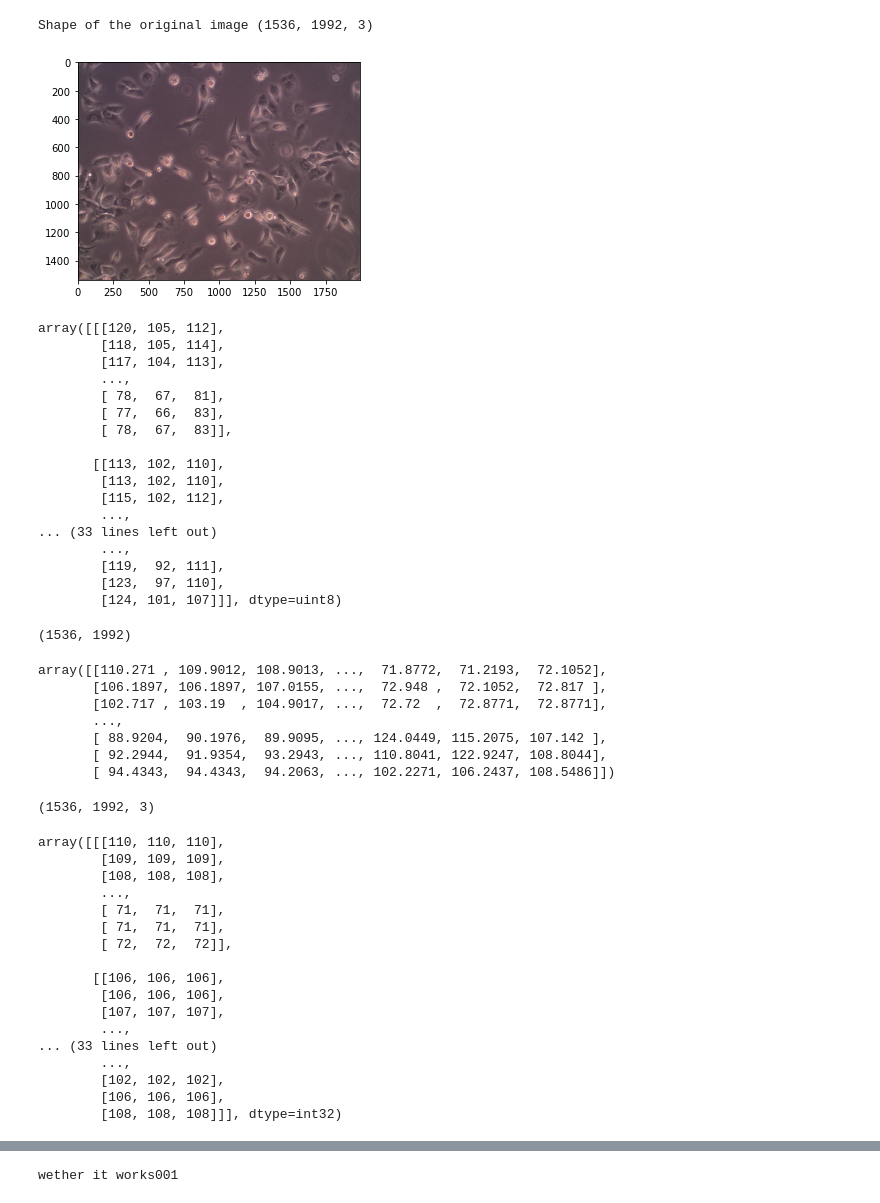
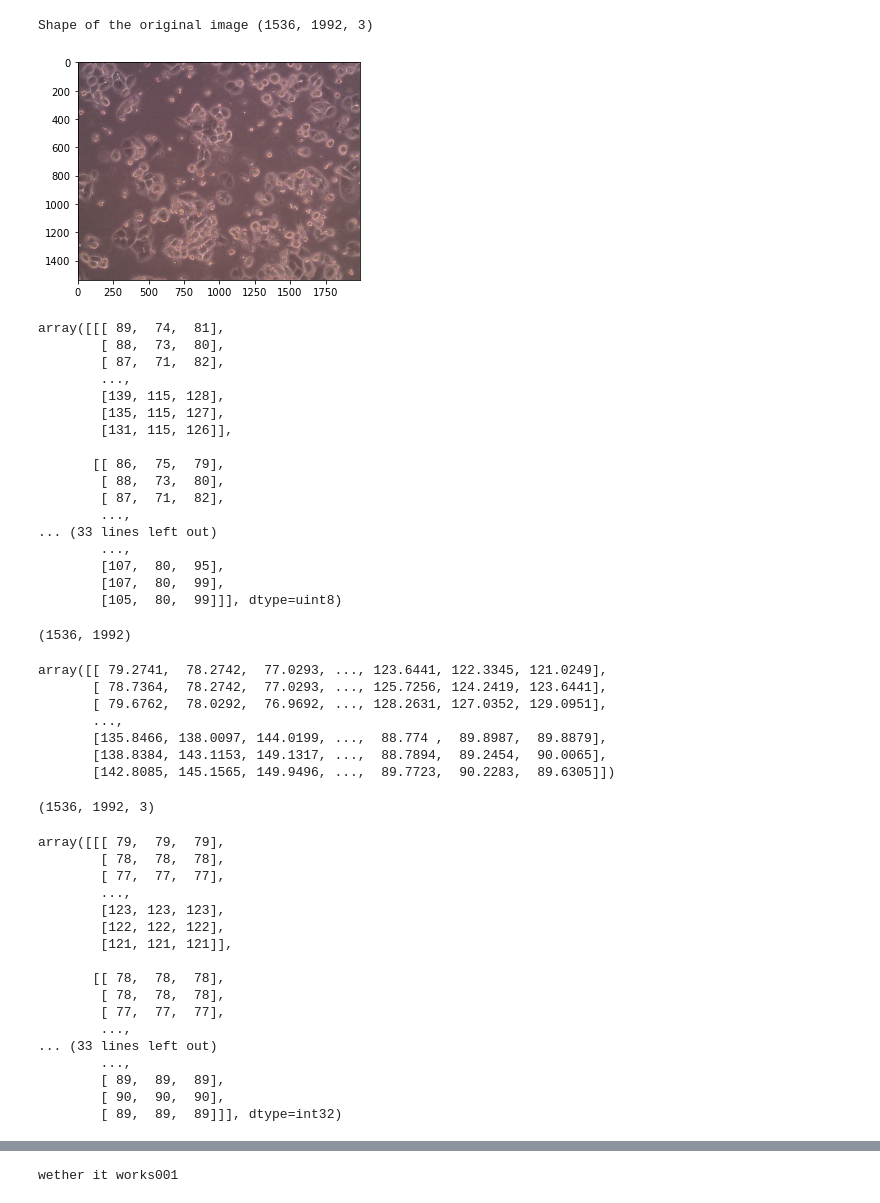
Before and after one commit to caocao0525/Cell001, a Jupyter notebook: grayscale_convert.ipynb, the cells around one changed output, grey strips where cells are left out. Saved outputs shown, nothing was run; the diff lists cells and outputs as text; code cells hidden in the pictures.

```diff
--- a/grayscale_convert.ipynb
+++ b/grayscale_convert.ipynb
@@ -16,35 +16,36 @@ from skimage.color import gray2rgb
 # %%
 # TEST
 
-img = Image.open('../data/par1/par1_001.jpg')
+# img = Image.open('../data/par1/par1_001.jpg')
+img = Image.open('../data/wt/wt_001.jpg')
 # img.show()
 
 img = np.asarray(img)
 imshow(img)
 print("Shape of the original image",img.shape)
 # %% [output]
 Shape of the original image (1536, 1992, 3)
-[figure, old version]
+[figure, new version]
 # %%
 img
 # %% [output]
-array([[[120, 105, 112],
-        [118, 105, 114],
-        [117, 104, 113],
+array([[[ 89,  74,  81],
+        [ 88,  73,  80],
+        [ 87,  71,  82],
         ...,
-        [ 78,  67,  81],
-        [ 77,  66,  83],
-        [ 78,  67,  83]],
+        [139, 115, 128],
+        [135, 115, 127],
+        [131, 115, 126]],
 
-       [[113, 102, 110],
-        [113, 102, 110],
-        [115, 102, 112],
+       [[ 86,  75,  79],
+        [ 88,  73,  80],
+        [ 87,  71,  82],
         ...,
 ... (33 lines left out)
         ...,
-        [119,  92, 111],
-        [123,  97, 110],
-        [124, 101, 107]]], dtype=uint8)
+        [107,  80,  95],
+        [107,  80,  99],
+        [105,  80,  99]]], dtype=uint8)
 # %%
 def rgb2gray(rgb):
     return np.dot(rgb[...,:3],[0.2989, 0.5870, 0.1140])
@@ -55,13 +56,13 @@ gray.shape
 # %%
 gray
 # %% [output]
-array([[110.271 , 109.9012, 108.9013, ...,  71.8772,  71.2193,  72.1052],
-       [106.1897, 106.1897, 107.0155, ...,  72.948 ,  72.1052,  72.817 ],
-       [102.717 , 103.19  , 104.9017, ...,  72.72  ,  72.8771,  72.8771],
+array([[ 79.2741,  78.2742,  77.0293, ..., 123.6441, 122.3345, 121.0249],
+       [ 78.7364,  78.2742,  77.0293, ..., 125.7256, 124.2419, 123.6441],
+       [ 79.6762,  78.0292,  76.9692, ..., 128.2631, 127.0352, 129.0951],
        ...,
-       [ 88.9204,  90.1976,  89.9095, ..., 124.0449, 115.2075, 107.142 ],
-       [ 92.2944,  91.9354,  93.2943, ..., 110.8041, 122.9247, 108.8044],
-       [ 94.4343,  94.4343,  94.2063, ..., 102.2271, 106.2437, 108.5486]])
+       [135.8466, 138.0097, 144.0199, ...,  88.774 ,  89.8987,  89.8879],
+       [138.8384, 143.1153, 149.1317, ...,  88.7894,  89.2454,  90.0065],
+       [142.8085, 145.1565, 149.9496, ...,  89.7723,  90.2283,  89.6305]])
 # %%
 backtorgb = gray2rgb(gray)
 backtorgb = np.array(backtorgb, np.int32)
@@ -71,23 +72,23 @@ backtorgb.shape
 # %%
 backtorgb
 # %% [output]
-array([[[110, 110, 110],
-        [109, 109, 109],
-        [108, 108, 108],
+array([[[ 79,  79,  79],
+        [ 78,  78,  78],
+        [ 77,  77,  77],
         ...,
-        [ 71,  71,  71],
-        [ 71,  71,  71],
-        [ 72,  72,  72]],
+        [123, 123, 123],
+        [122, 122, 122],
+        [121, 121, 121]],
 
-       [[106, 106, 106],
-        [106, 106, 106],
-        [107, 107, 107],
+       [[ 78,  78,  78],
+        [ 78,  78,  78],
+        [ 77,  77,  77],
         ...,
 ... (33 lines left out)
         ...,
-        [102, 102, 102],
-        [106, 106, 106],
-        [108, 108, 108]]], dtype=int32)
+        [ 89,  89,  89],
+        [ 90,  90,  90],
+        [ 89,  89,  89]]], dtype=int32)
 # %%
 plt.imshow(backtorgb)
 # %% [output]
```
Also changed, not shown: parts of 5 cells of this notebook, 1 other file.
